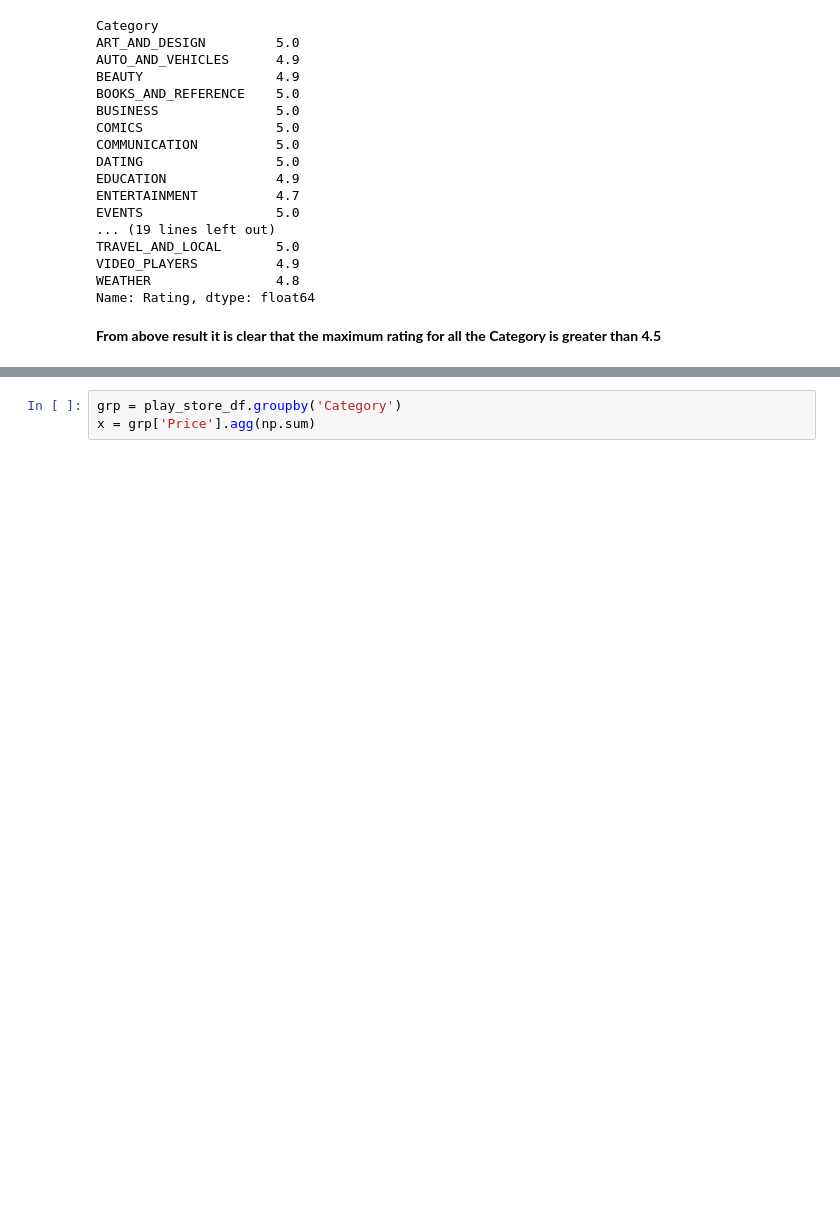
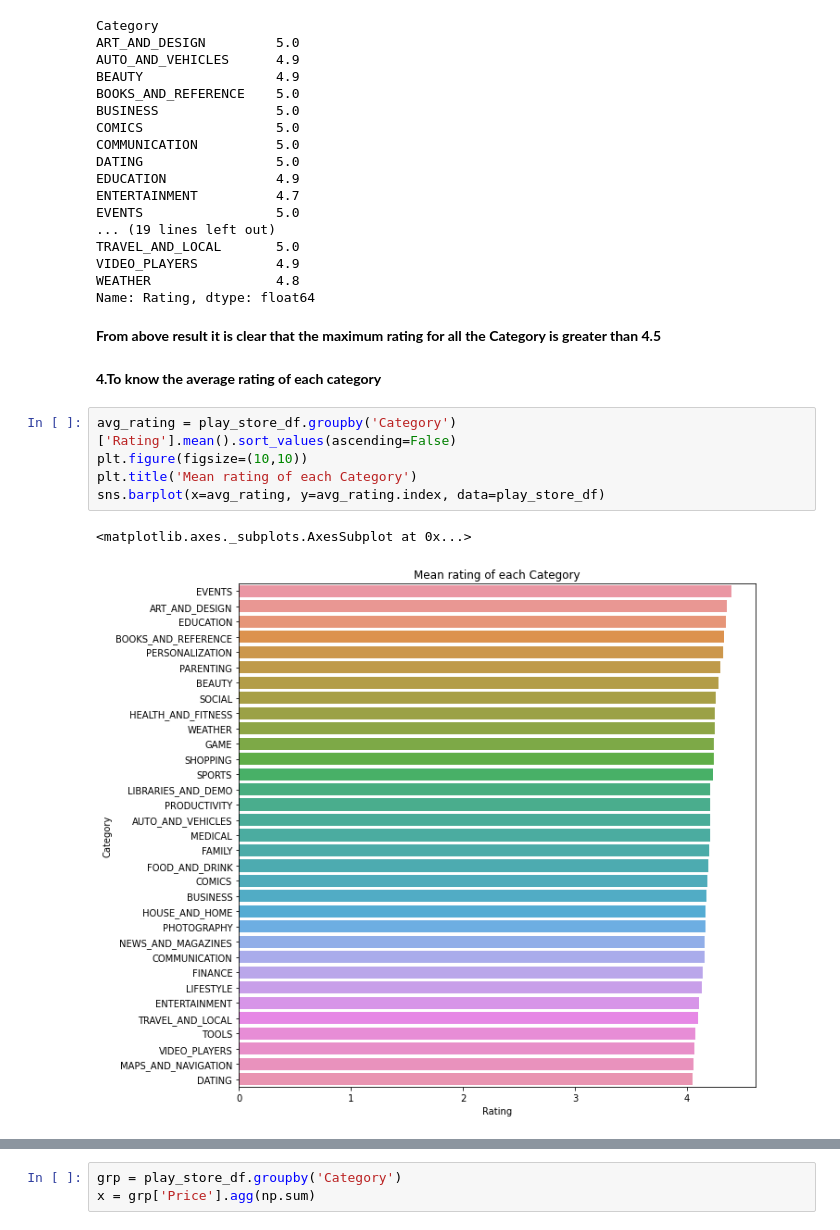
Before and after one commit to chandralakagwad/Playstore-App-Review-Analysis, a Jupyter notebook: Final_Play_Store_App_Analysis.ipynb, the cells around one changed output, grey strips where cells are left out. Saved outputs shown, nothing was run; the diff lists cells and outputs as text; blank space fills up the shorter version.

```diff
--- a/Final_Play_Store_App_Analysis.ipynb
+++ b/Final_Play_Store_App_Analysis.ipynb
@@ -400,3 +401,13 @@ WEATHER                4.8
 Name: Rating, dtype: float64
 # %% [markdown]
 **From above result it is clear that the maximum rating for all the Category is greater than 4.5**
+# %% [markdown]
+**4.To know the average rating of each category**
+# %%
+avg_rating = play_store_df.groupby('Category')['Rating'].mean().sort_values(ascending=False)
+plt.figure(figsize=(10,10))
+plt.title('Mean rating of each Category')
+sns.barplot(x=avg_rating, y=avg_rating.index, data=play_store_df)
+# %% [output]
+<matplotlib.axes._subplots.AxesSubplot at 0x...>
+[figure, added]
```
Also changed, not shown: parts of 23 cells of this notebook.
